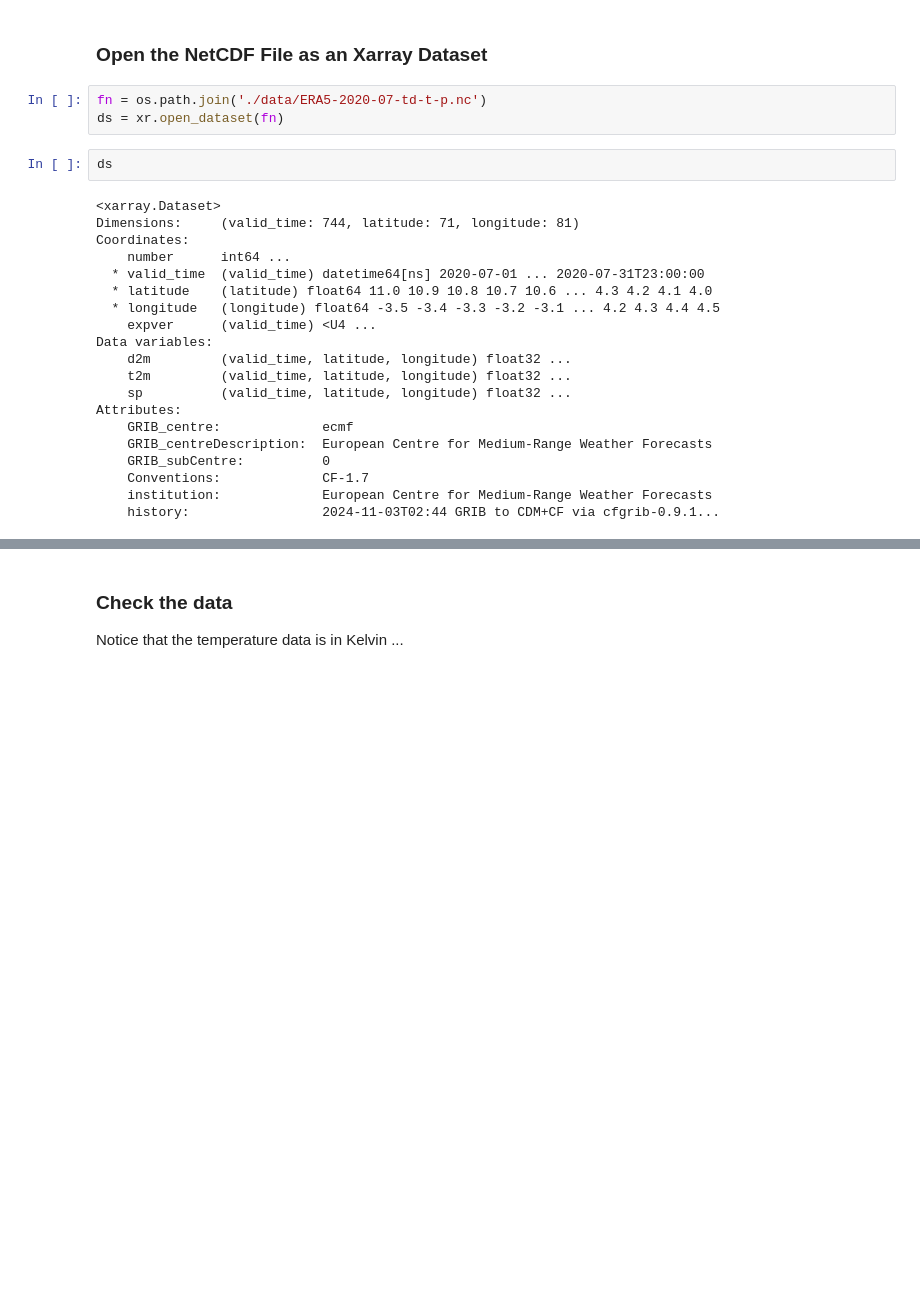
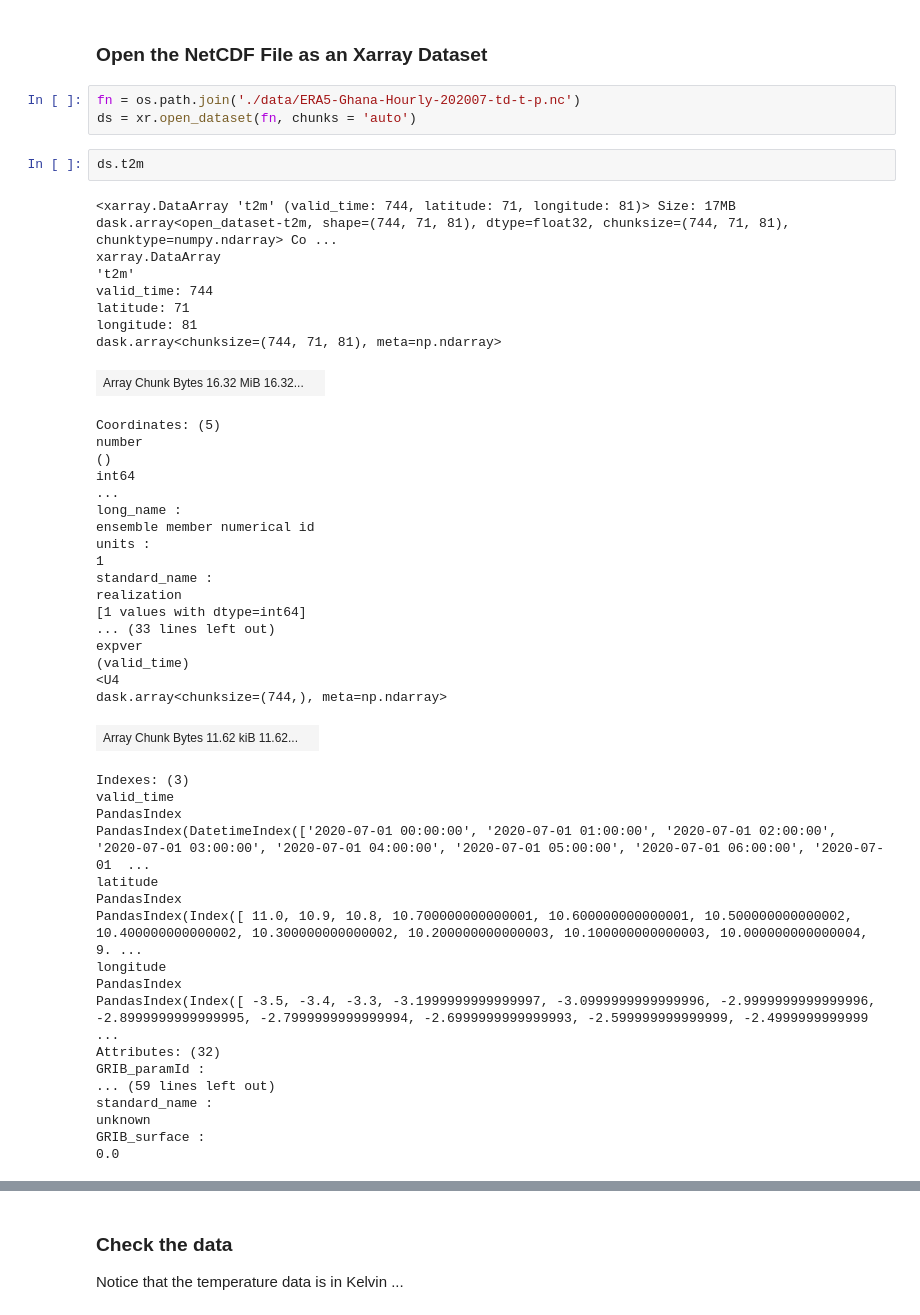
Before and after one commit to cascadet/ERA5Extract, a Jupyter notebook: ERA5_HI_WBGT_AirTemps.ipynb, the cells around one changed output, grey strips where cells are left out. Cells and saved outputs as stored; diff of their text form; blank space fills up the shorter version.

```diff
--- a/ERA5_HI_WBGT_AirTemps.ipynb
+++ b/ERA5_HI_WBGT_AirTemps.ipynb
@@ -51,27 +51,51 @@ import matplotlib.pyplot as plt
 # %% [markdown]
 ### Open the NetCDF File as an Xarray Dataset
 # %%
-fn = os.path.join('./data/ERA5-2020-07-td-t-p.nc')
-ds = xr.open_dataset(fn)
+fn = os.path.join('./data/ERA5-Ghana-Hourly-202007-td-t-p.nc')
+ds = xr.open_dataset(fn, chunks = 'auto')
-# %%
-ds
-# %% [output]
-<xarray.Dataset>
-Dimensions:     (valid_time: 744, latitude: 71, longitude: 81)
-Coordinates:
-    number      int64 ...
-  * valid_time  (valid_time) datetime64[ns] 2020-07-01 ... 2020-07-31T23:00:00
-  * latitude    (latitude) float64 11.0 10.9 10.8 10.7 10.6 ... 4.3 4.2 4.1 4.0
-  * longitude   (longitude) float64 -3.5 -3.4 -3.3 -3.2 -3.1 ... 4.2 4.3 4.4 4.5
-    expver      (valid_time) <U4 ...
-Data variables:
-    d2m         (valid_time, latitude, longitude) float32 ...
-    t2m         (valid_time, latitude, longitude) float32 ...
-    sp          (valid_time, latitude, longitude) float32 ...
-Attributes:
-    GRIB_centre:             ecmf
-    GRIB_centreDescription:  European Centre for Medium-Range Weather Forecasts
-    GRIB_subCentre:          0
-    Conventions:             CF-1.7
-    institution:             European Centre for Medium-Range Weather Forecasts
-    history:                 2024-11-03T02:44 GRIB to CDM+CF via cfgrib-0.9.1...
+# %%
+ds.t2m
+# %% [output]
+<xarray.DataArray 't2m' (valid_time: 744, latitude: 71, longitude: 81)> Size: 17MB dask.array<open_dataset-t2m, shape=(744, 71, 81), dtype=float32, chunksize=(744, 71, 81), chunktype=numpy.ndarray> Co ...
+xarray.DataArray
+'t2m'
+valid_time: 744
+latitude: 71
+longitude: 81
+dask.array<chunksize=(744, 71, 81), meta=np.ndarray>
+| Array Chunk Bytes 16.32 MiB 16.32... |  |
+Coordinates: (5)
+number
+()
+int64
+...
+long_name :
+ensemble member numerical id
+units :
+1
+standard_name :
+realization
+[1 values with dtype=int64]
+... (33 lines left out)
+expver
+(valid_time)
+<U4
+dask.array<chunksize=(744,), meta=np.ndarray>
+| Array Chunk Bytes 11.62 kiB 11.62... |  |
+Indexes: (3)
+valid_time
+PandasIndex
+PandasIndex(DatetimeIndex(['2020-07-01 00:00:00', '2020-07-01 01:00:00', '2020-07-01 02:00:00', '2020-07-01 03:00:00', '2020-07-01 04:00:00', '2020-07-01 05:00:00', '2020-07-01 06:00:00', '2020-07-01  ...
+latitude
+PandasIndex
+PandasIndex(Index([ 11.0, 10.9, 10.8, 10.700000000000001, 10.600000000000001, 10.500000000000002, 10.400000000000002, 10.300000000000002, 10.200000000000003, 10.100000000000003, 10.000000000000004, 9. ...
+longitude
+PandasIndex
+PandasIndex(Index([ -3.5, -3.4, -3.3, -3.1999999999999997, -3.0999999999999996, -2.9999999999999996, -2.8999999999999995, -2.7999999999999994, -2.6999999999999993, -2.599999999999999, -2.4999999999999 ...
+Attributes: (32)
+GRIB_paramId :
+... (59 lines left out)
+standard_name :
+unknown
+GRIB_surface :
+0.0
```
Also changed, not shown: parts of 15 cells of this notebook, 4 other files.
